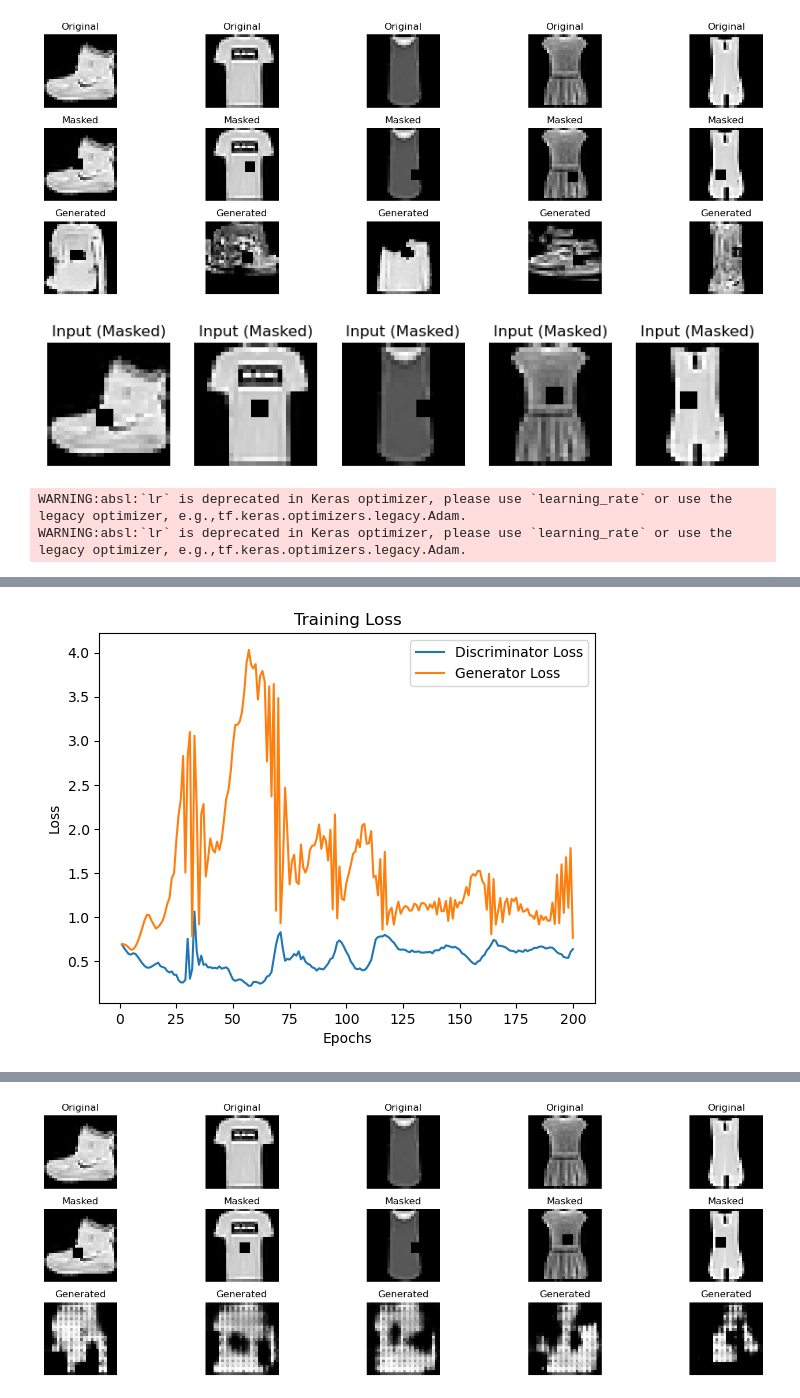
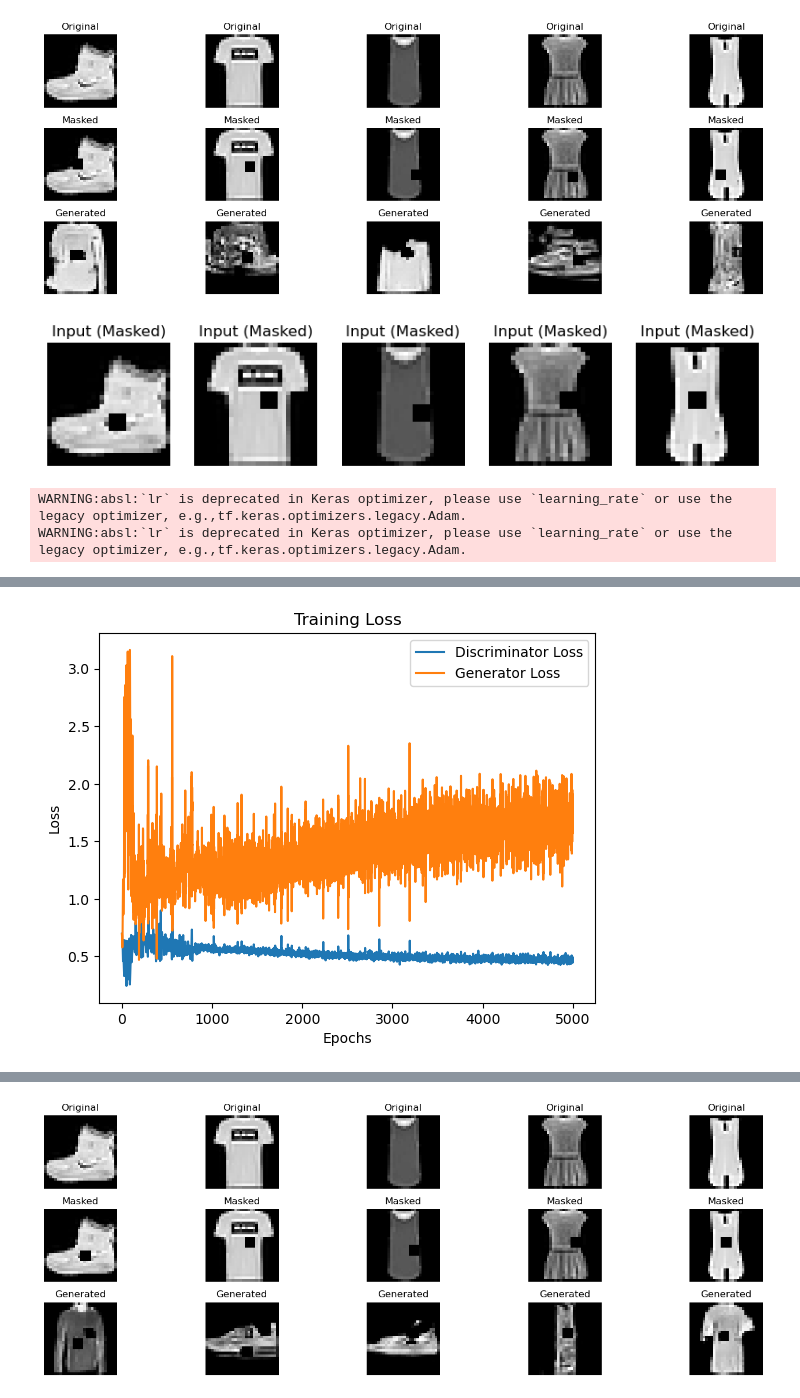
Before and after one commit to thiagoyoshimura/inpainting-project, a Jupyter notebook: GAN_Autoencoder.ipynb, the cells around one changed output, grey strips where cells are left out. Drawn from its saved outputs; the diff is of its cells as text; code cells hidden in the pictures.

```diff
--- a/GAN_Autoencoder.ipynb
+++ b/GAN_Autoencoder.ipynb
@@ -407,7 +407,7 @@ discriminator_output = Dense(1, activation='sigmoid')(x)
 discriminator = Model(image_input, discriminator_output, name='Discriminator')
 
 # Compile discriminator
-discriminator.compile(loss='binary_crossentropy', optimizer=Adam(lr=0.0001, beta_1=0.6), metrics=['accuracy'])
+discriminator.compile(loss='binary_crossentropy', optimizer=Adam(lr=0.00005, beta_1=0.6), metrics=['accuracy'])
 
 # Combined GAN model
 discriminator.trainable = False
@@ -420,7 +420,7 @@ gan.compile(loss='binary_crossentropy', optimizer=Adam(lr=0.00005, beta_1=0.6))
 
 # Training parameters
 batch_size = 264
-epochs = 200
+epochs = 5000
 
 # Lists to store loss values
 discriminator_losses = []
@@ -489,6 +489,6 @@ for i in range(n_samples):
 plt.tight_layout()
 plt.show()
 # %% [output]
-[figure, old version]
+[figure, new version]
 WARNING:absl:`lr` is deprecated in Keras optimizer, please use `learning_rate` or use the legacy optimizer, e.g.,tf.keras.optimizers.legacy.Adam.
 WARNING:absl:`lr` is deprecated in Keras optimizer, please use `learning_rate` or use the legacy optimizer, e.g.,tf.keras.optimizers.legacy.Adam.
@@ -512 +512 @@ Epoch 200/200, Discriminator Loss: 0.636803925037384, Generator Loss: 0.76502066
-[figure, old version]
+[figure, new version]
@@ -514 +514 @@ Epoch 200/200, Discriminator Loss: 0.636803925037384, Generator Loss: 0.76502066
-[figure, old version]
+[figure, new version]
```
Also changed, not shown: parts of 1 cell of this notebook.
